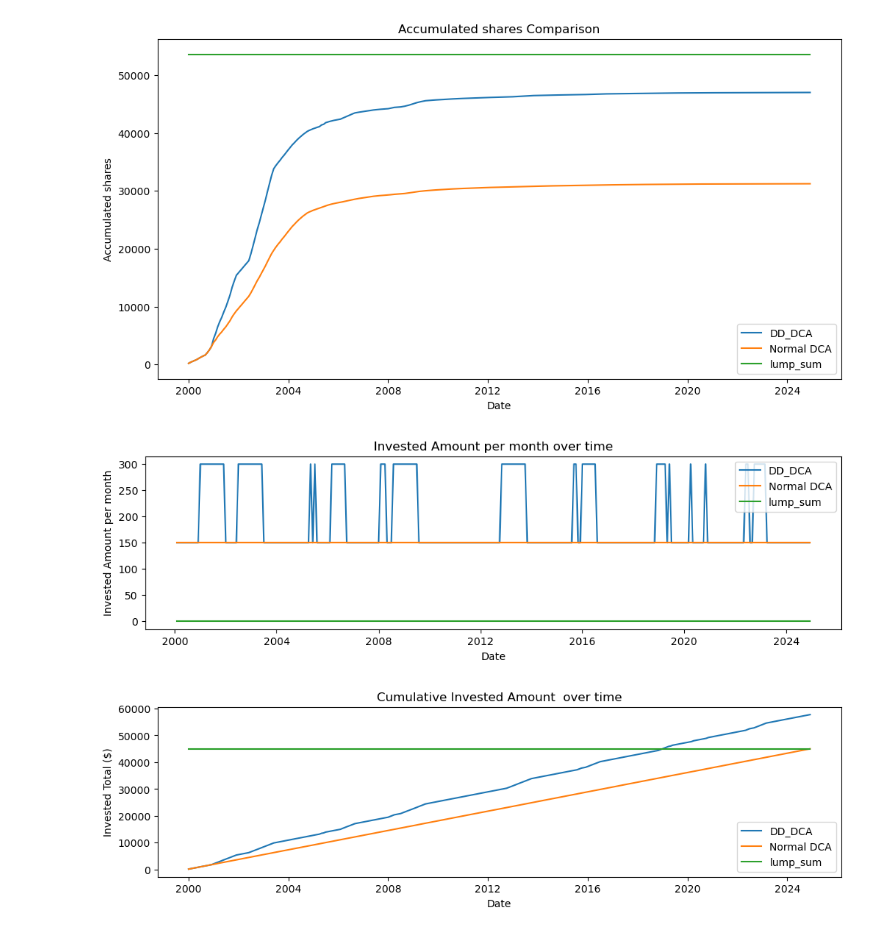
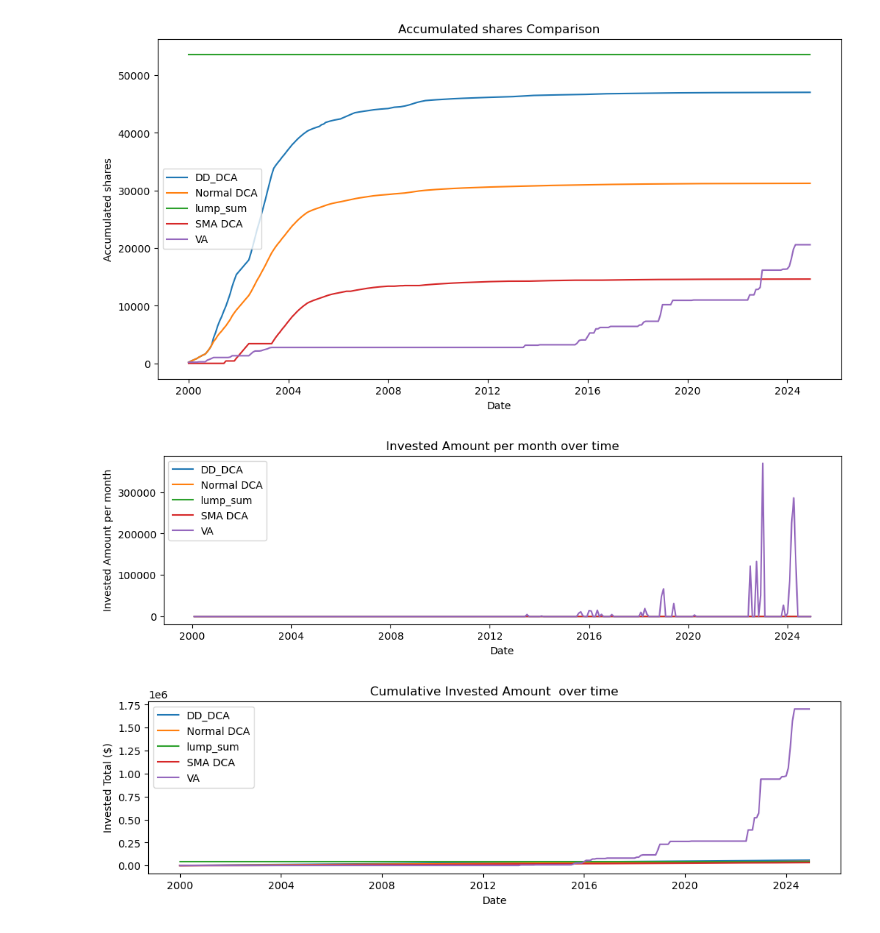
Before and after one commit to zahidp24/Python_project, a Jupyter notebook: Project_python.ipynb, the cells around one changed output. Saved outputs shown, nothing was run; the diff lists cells and outputs as text; code cells hidden in the pictures.

```diff
--- a/Project_python.ipynb
+++ b/Project_python.ipynb
@@ -53,4 +50,4 @@ ROI: 16458.87%
 # %%
-result3 = perf_backtest(clean, lump_sum, monthly_contrib=150)
-result3.tail()
+lump_sum_strat = perf_backtest(clean, lump_sum, monthly_contrib=150)
+lump_sum_strat.tail()
 # %% [output]
@@ -64,0 +61,3 @@ ROI: 28318.54%
+# %%
+sma_dca_strat = perf_backtest(clean, dca_sma, monthly_contrib = 150)
+sma_dca_strat.tail()
@@ -64,0 +72,3 @@ ROI: 28318.54%
+# %%
+va_strat = perf_backtest(clean, value_averaging, monthly_contrib = 150, goal_monthly_growth = 0.035)
+va_strat.tail()
@@ -65,3 +83,4 @@ ROI: 28318.54%
 # %%
-plot_profit_loss(result1,result2,result3, labels = ["DD_DCA", "Normal DCA", "lump_sum"])
+plot_portf_value(dd_dca_strat, dca_strat, lump_sum_strat, sma_dca_strat, va_strat, labels = ["DD_DCA", "Normal DCA", "lump_sum", "SMA DCA", "VA"]) ###where is the DD_DCA?
+plot_profit_loss(dd_dca_strat, dca_strat, lump_sum_strat, sma_dca_strat, va_strat, labels = ["DD_DCA", "Normal DCA", "lump_sum", "SMA DCA", "VA"])
 # %% [output]
@@ -73,12 +89,12 @@ plot_portf_value(result1, result2, result3, labels=["DD_DCA", "Normal DCA", "lum
 # %%
-plot_shares_total(result1, result2, result3, labels=["DD_DCA", "Normal DCA", "lump_sum"])
+plot_shares_total(dd_dca_strat, dca_strat, lump_sum_strat, sma_dca_strat, va_strat, labels = ["DD_DCA", "Normal DCA", "lump_sum", "SMA DCA", "VA"])
 # %% [output]
-[figure, old version]
+[figure, new version]
 # %%
-plot_monthly_investment(result1, result2, result3, labels=["DD_DCA", "Normal DCA", "lump_sum"])
+plot_monthly_investment(dd_dca_strat, dca_strat, lump_sum_strat, sma_dca_strat, va_strat, labels = ["DD_DCA", "Normal DCA", "lump_sum", "SMA DCA", "VA"])
 # %% [output]
-[figure, old version]
+[figure, new version]
 # %%
-plot_invested_total(result1, result2, result3, labels=["DD_DCA", "Normal DCA", "lump_sum"])
+plot_invested_total(dd_dca_strat, dca_strat, lump_sum_strat, sma_dca_strat, va_strat, labels = ["DD_DCA", "Normal DCA", "lump_sum", "SMA DCA", "VA"])
 # %% [output]
-[figure, old version]
+[figure, new version]
```
Also changed, not shown: parts of 13 cells of this notebook, 6 other files.
